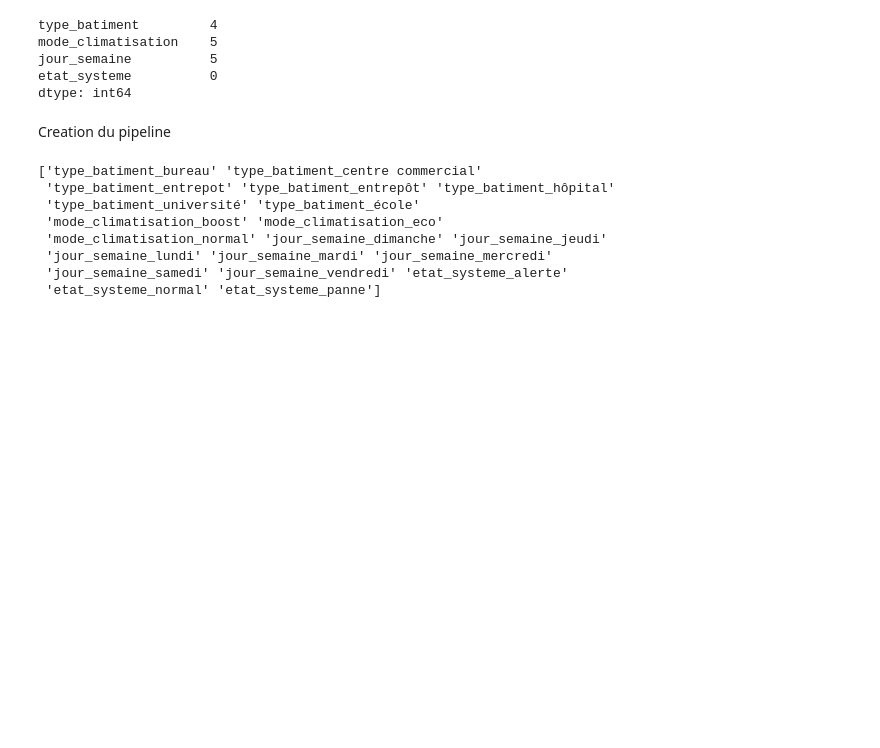
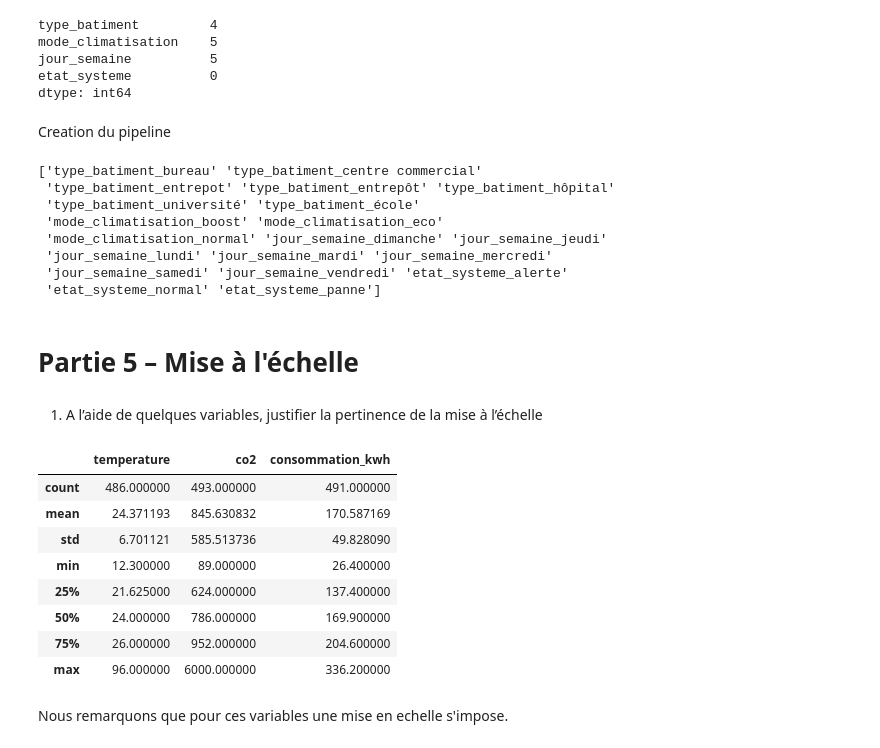
Before and after one commit to khadidiatoungom4-ai/Atelier_Pr-paration_de_donn-es_tabulaires-, a Jupyter notebook: notebooks/atelier_prepa_donnees_tab.ipynb, the cells around one changed output. Cells and saved outputs as stored; diff of their text form; code cells hidden in the pictures; blank space fills up the shorter version.

Commit message:
Partie 5 – Mise à l'échelle: Justification d'une mise en echelle avec l'exemple de quelques variables

```diff
--- a/notebooks/atelier_prepa_donnees_tab.ipynb
+++ b/notebooks/atelier_prepa_donnees_tab.ipynb
@@ -792,3 +792,27 @@ print(nouvelles_colonnes)
  'jour_semaine_lundi' 'jour_semaine_mardi' 'jour_semaine_mercredi'
  'jour_semaine_samedi' 'jour_semaine_vendredi' 'etat_systeme_alerte'
  'etat_systeme_normal' 'etat_systeme_panne']
+# %% [markdown]
+# Partie 5 – Mise à l'échelle
+# %% [markdown]
+1) A l’aide de quelques variables, justifier la pertinence de la mise à l’échelle
+# %%
+variables_numeriques = [
+    "temperature",
+    "co2",
+    "consommation_kwh"
+]
+# %%
+df[variables_numeriques].describe()
+# %% [output]
+|  | temperature | co2 | consommation_kwh |
+| count | 486.000000 | 493.000000 | 491.000000 |
+| mean | 24.371193 | 845.630832 | 170.587169 |
+| std | 6.701121 | 585.513736 | 49.828090 |
+| min | 12.300000 | 89.000000 | 26.400000 |
+| 25% | 21.625000 | 624.000000 | 137.400000 |
+| 50% | 24.000000 | 786.000000 | 169.900000 |
+| 75% | 26.000000 | 952.000000 | 204.600000 |
+| max | 96.000000 | 6000.000000 | 336.200000 |
+# %% [markdown]
+Nous remarquons que pour ces variables  une mise en echelle s'impose.
```
